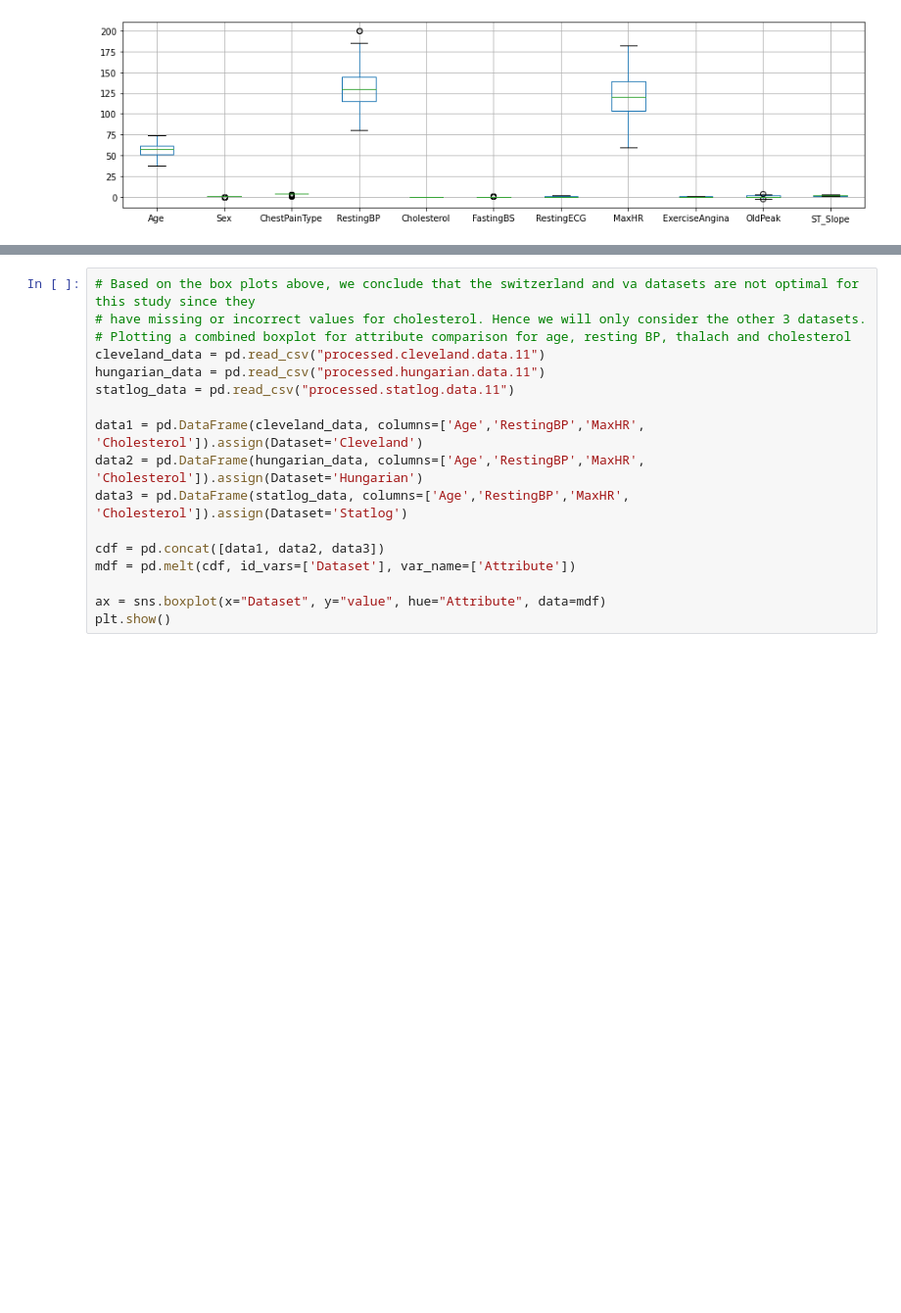
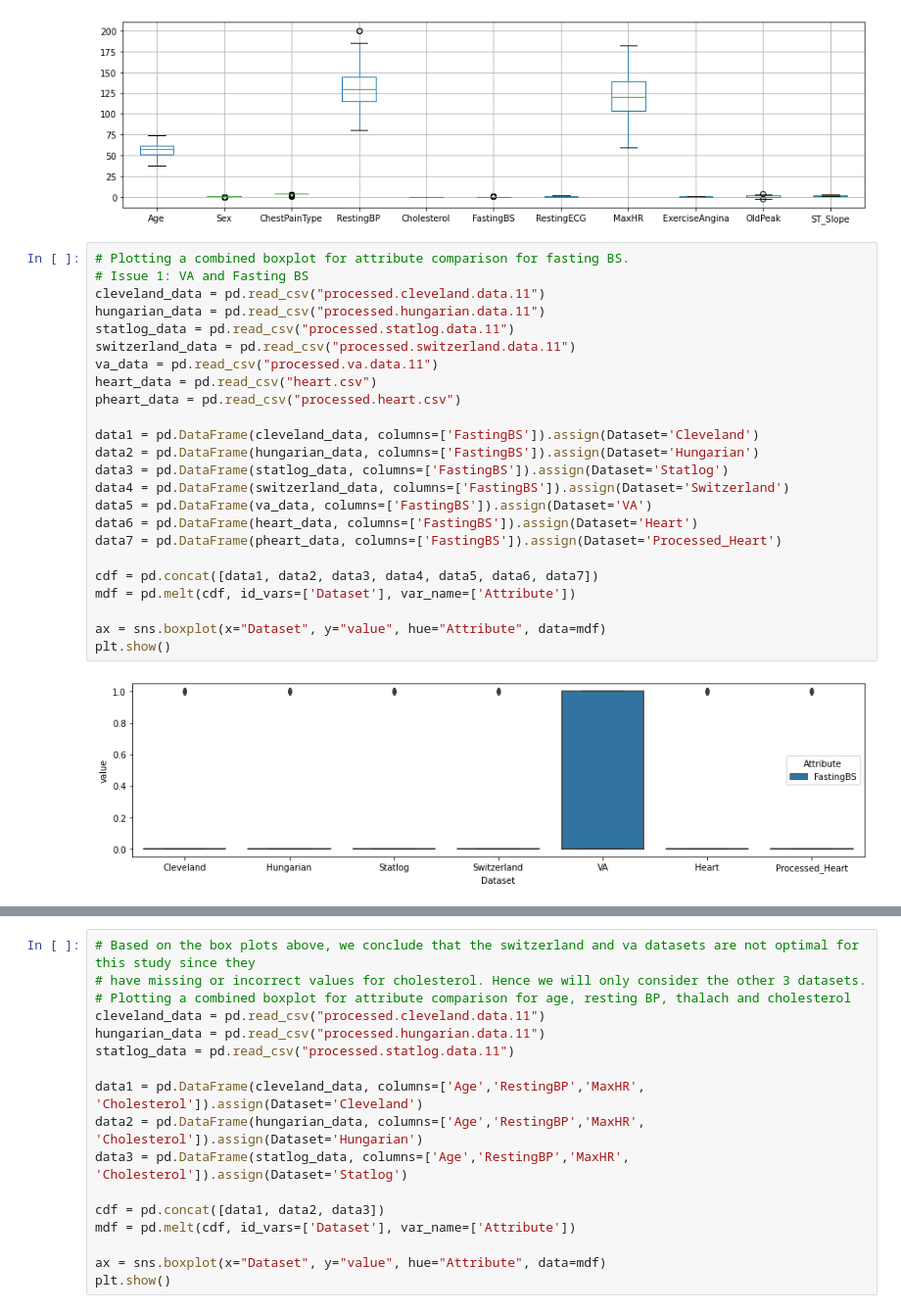
Before and after one commit to aarushkachhawa/Heart-Disease-Detection, a Jupyter notebook: Heart_Disease_Data_Processing.ipynb, the cells around one changed output, grey strips where cells are left out. Shown at 98% size. Drawn from its saved outputs; the diff is of its cells as text; blank space fills up the shorter version.

Commit message:
Adding some more boxplots and creating a new data file with two datasets

```diff
--- a/Heart_Disease_Data_Processing.ipynb
+++ b/Heart_Disease_Data_Processing.ipynb
@@ -99,3 +99,29 @@ boxplot = data.boxplot(column=['Age', 'Sex', 'ChestPainType', 'RestingBP', 'Chol
 plt.show()
 # %% [output]
 [figure]
+# %%
+# Plotting a combined boxplot for attribute comparison for fasting BS.
+# Issue 1: VA and Fasting BS
+cleveland_data = pd.read_csv("processed.cleveland.data.11")
+hungarian_data = pd.read_csv("processed.hungarian.data.11")
+statlog_data = pd.read_csv("processed.statlog.data.11")
+switzerland_data = pd.read_csv("processed.switzerland.data.11")
+va_data = pd.read_csv("processed.va.data.11")
+heart_data = pd.read_csv("heart.csv")
+pheart_data = pd.read_csv("processed.heart.csv")
+
+data1 = pd.DataFrame(cleveland_data, columns=['FastingBS']).assign(Dataset='Cleveland')
+data2 = pd.DataFrame(hungarian_data, columns=['FastingBS']).assign(Dataset='Hungarian')
+data3 = pd.DataFrame(statlog_data, columns=['FastingBS']).assign(Dataset='Statlog')
+data4 = pd.DataFrame(switzerland_data, columns=['FastingBS']).assign(Dataset='Switzerland')
+data5 = pd.DataFrame(va_data, columns=['FastingBS']).assign(Dataset='VA')
+data6 = pd.DataFrame(heart_data, columns=['FastingBS']).assign(Dataset='Heart')
+data7 = pd.DataFrame(pheart_data, columns=['FastingBS']).assign(Dataset='Processed_Heart')
+
+cdf = pd.concat([data1, data2, data3, data4, data5, data6, data7])
+mdf = pd.melt(cdf, id_vars=['Dataset'], var_name=['Attribute'])
+
+ax = sns.boxplot(x="Dataset", y="value", hue="Attribute", data=mdf)
+plt.show()
+# %% [output]
+[figure, added]
```
Also changed, not shown: parts of 6 cells of this notebook, 4 other files.
